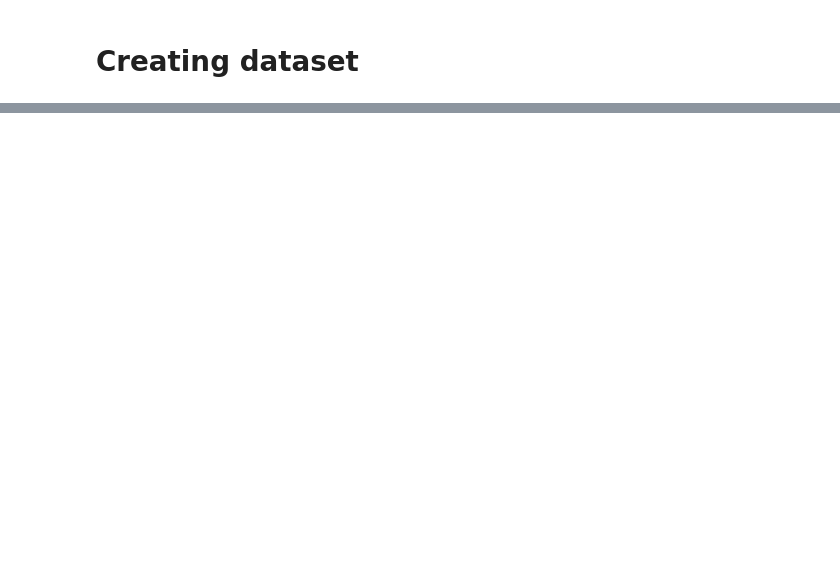
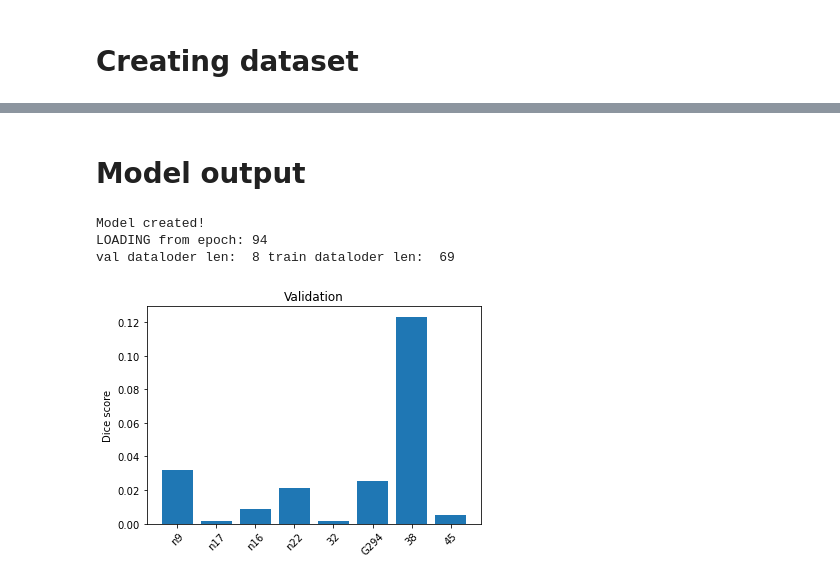
Before and after one commit to blufzzz/FCDNet, a Jupyter notebook: dataset_patches.ipynb, the cells around one changed output, grey strips where cells are left out. Cells and saved outputs as stored; diff of their text form; code cells hidden in the pictures; blank space fills up the shorter version.

```diff
--- a/dataset_patches.ipynb
+++ b/dataset_patches.ipynb
@@ -216,0 +222,61 @@ Making patches - bad idea!!!
+# %% [markdown]
+# Model output
+# %%
+device = torch.device('cuda:3')
+# %%
+logdir = './logs_clf/resnet1p2_ps32_bs1_TSG@20.12.2021-02:27:01/'
+with open(os.path.join(logdir, 'config.yaml')) as fin:
+    config = edict(yaml.safe_load(fin))
+# %%
+model = torchvision.models.video.r2plus1d_18(pretrained=False, progress=False)
+conv3d_1 = model.stem[0]
+input_channels = 1 # MRI brain itself
+if config.dataset.use_features:
+    input_channels += len(config.dataset.features) if hasattr(config.dataset,'features') else 0
+model.stem[0] = nn.Conv3d(in_channels=input_channels,
+                         out_channels=conv3d_1.out_channels,
+                         kernel_size=conv3d_1.kernel_size,
+                         padding=conv3d_1.padding,
+                         bias=conv3d_1.bias)
+model.fc = nn.Linear(model.fc.in_features, 1)
+model = model.to(device)
+print('Model created!')
+
+
+model_dict = torch.load(os.path.join(logdir, 'checkpoints/weights.pth'))
+print('LOADING from epoch:',model_dict['epoch'])
+model.load_state_dict(model_dict['model_state'])
+
+###################
+# CREATE DATASETS #
+###################
+train_dataset, val_dataset = create_datasets(config)
+
+train_dataloader = DataLoader(train_dataset, batch_size=config.opt.train_batch_size, shuffle=True)
+val_dataloader = DataLoader(val_dataset, batch_size=config.opt.val_batch_size, shuffle=False)
+print('val dataloder len: ', len(val_dataloader), 'train dataloder len: ', len(train_dataloader))
+
+augmentation = None
+if config.opt.augmentation:
+    symmetry = tio.RandomFlip(axes=0)
+    bias = tio.RandomBiasField(coefficients=0.3)
+    noise = tio.RandomNoise(std=(0,1e-3))
+    affine = tio.RandomAffine(scales=(0.9, 1.1, 0.9, 1.1, 0.9, 1.1),
+                             degrees=5,
+                             translation=(1,1,1),
+                             center='image',
+                             default_pad_value=0)
+    rescale = tio.RescaleIntensity(out_min_max=(0, 1))
+    augmentation = tio.Compose([symmetry, bias, noise, affine, rescale])
+
+################
+# CREATE OPTIM #
+################
+criterion = {
+    "BCE": nn.BCEWithLogitsLoss(), # [logits:float32, target:float32]
+}[config.opt.criterion]
+opt = optim.Adam(model.parameters(), lr=config.opt.lr)
+# %% [output]
+Model created!
+LOADING from epoch: 94
+val dataloder len:  8 train dataloder len:  69
@@ -216,0 +365,13 @@ Making patches - bad idea!!!
+# %%
+val_labels = val_dataloader.dataset.labels
+
+plt.ion()
+plt.figure()
+plt.bar(val_labels, dices)
+exp_name = logdir.split('/')[1]
+plt.title(f'Validation')
+plt.ylabel('Dice score')
+plt.xticks(rotation=45)
+plt.show()
+# %% [output]
+[figure, added]
```
Also changed, not shown: parts of 31 cells of this notebook, 15 other files.
